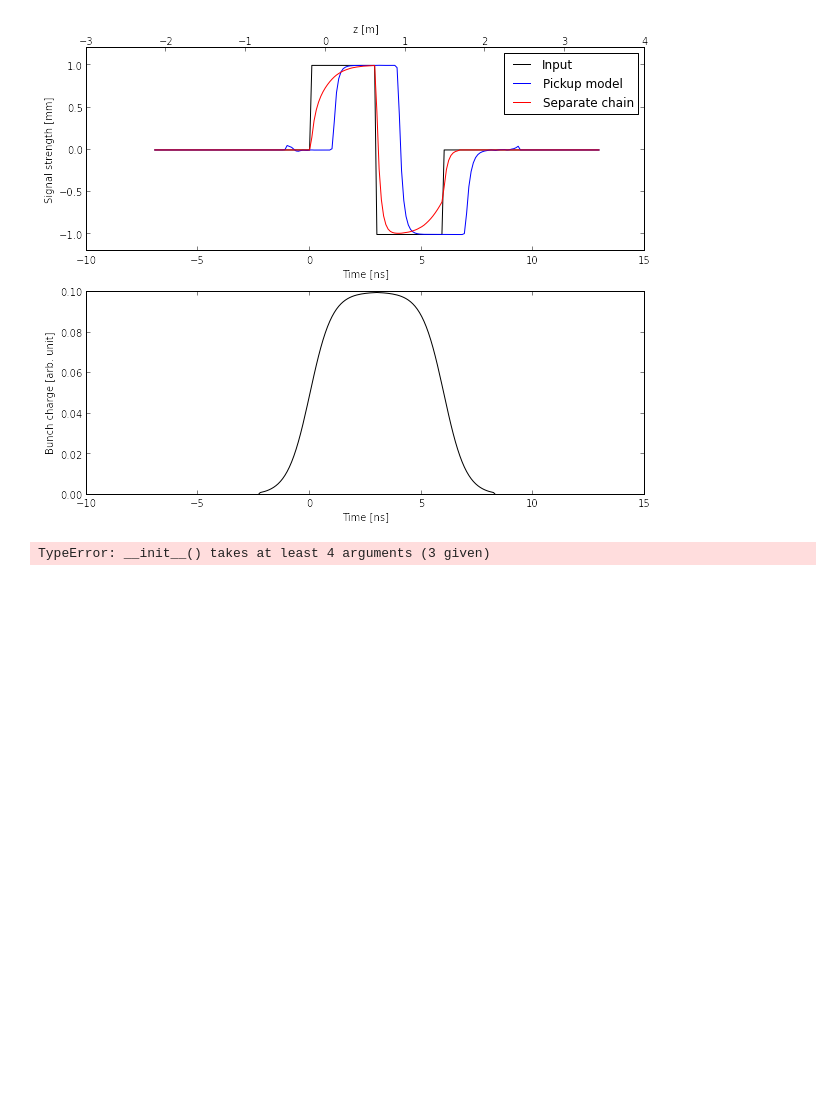
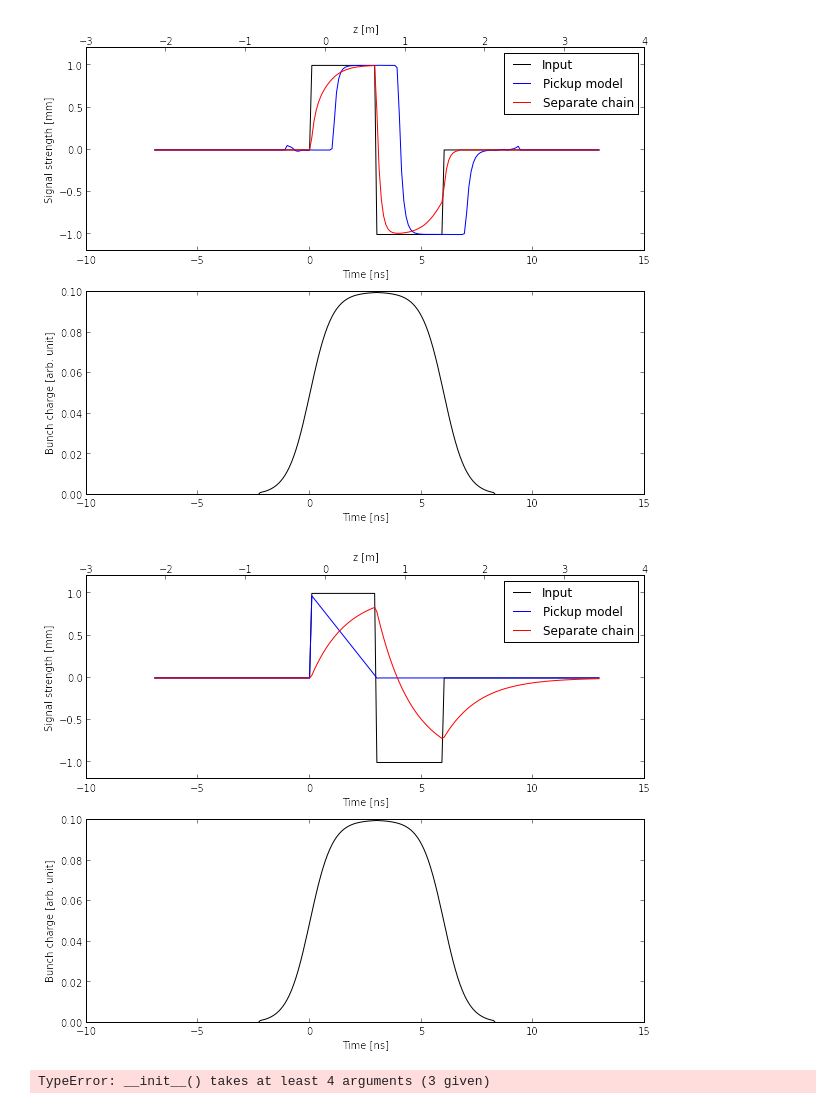
Before and after one commit to jkomppula/PyHEADTAIL_feedback, a Jupyter notebook: interactive-tests/SignalProcessorTest.ipynb, the cells around one changed output. Cells and saved outputs as stored; diff of their text form; code cells hidden in the pictures; blank space fills up the shorter version.

Commit message:
*FromFile processors for LinearTransforn, Multiplication and Addition

```diff
--- a/interactive-tests/SignalProcessorTest.ipynb
+++ b/interactive-tests/SignalProcessorTest.ipynb
@@ -291,6 +290,32 @@ pickup_chain = [
 compare_processor_chains(signal, pickup_model, pickup_chain,'Pickup model','Separate chain')
 # %% [output]
 [figure]
+# %%
+# CASE I:
+# Compare signal processor chains by using a signal generator as a signal source
+
+delay = 1e-9
+noise = 1e-6
+f_c = 0.1e9
+f_chp = 0.3e9
+threshold = 0.01
+
+signal = SquareWaveImpulse(20e-9,6e-9,200,1e-3,5e-10)
+#signal = SineStep(3e-9,1e9,100,1e-3,0.1e-9)
+
+file_processor = [
+    #processors.LinearTransfromFromFile('filter.txt')
+    #processors.AdditionFromFile('triangle_p.txt',x_axis='place')
+    processors.MultiplicationFromFile('triangle_1.txt')
+]
+
+
+normal_processor = [
+    processors.LowpassFilter(f_c)
+]
+compare_processor_chains(signal, file_processor, normal_processor,'Pickup model','Separate chain')
+# %% [output]
+[figure, added]
 # %%
 # CASE II:
 # Compare signal processor chains by using the generated bunch as a signal source
```
Also changed, not shown: parts of 2 cells of this notebook, 7 other files.
